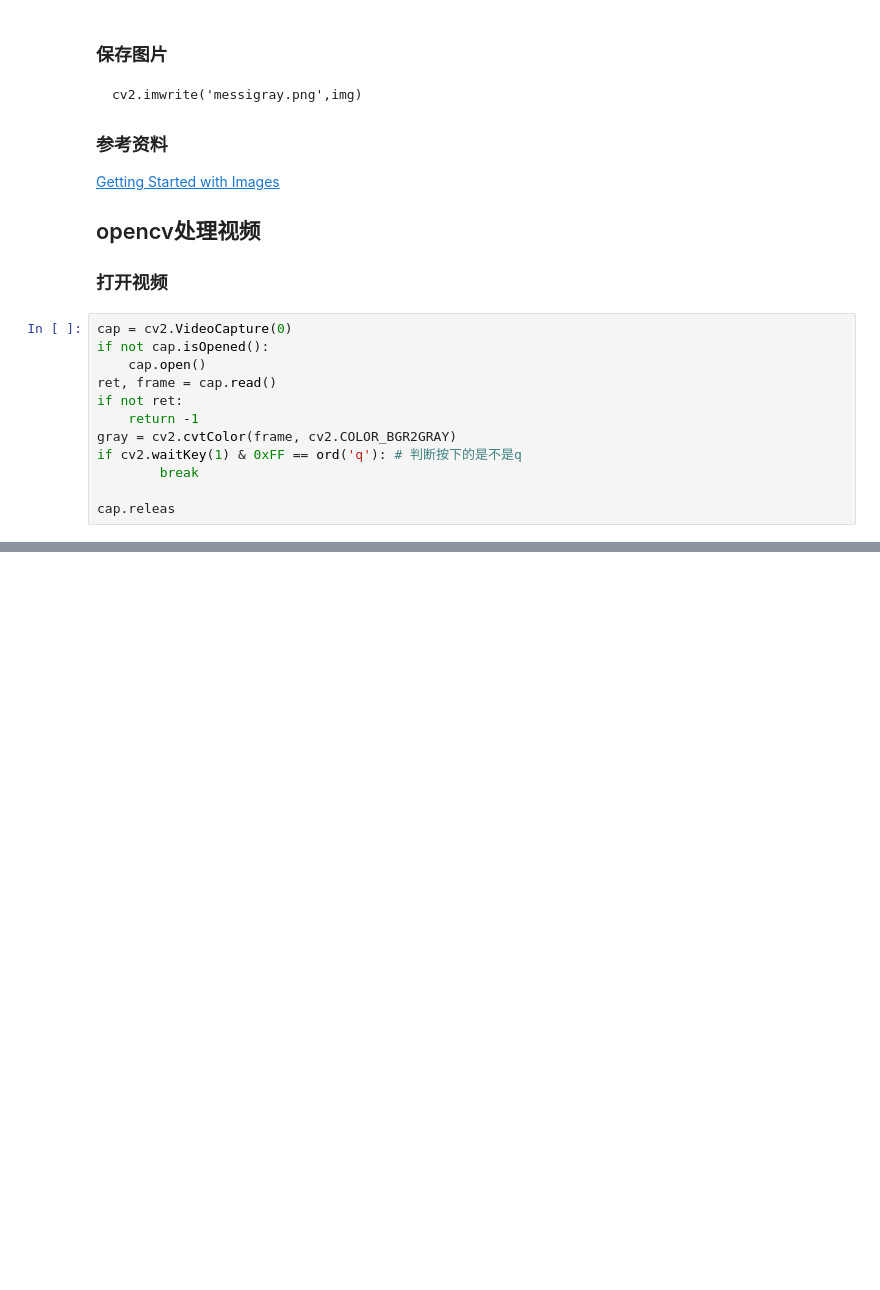
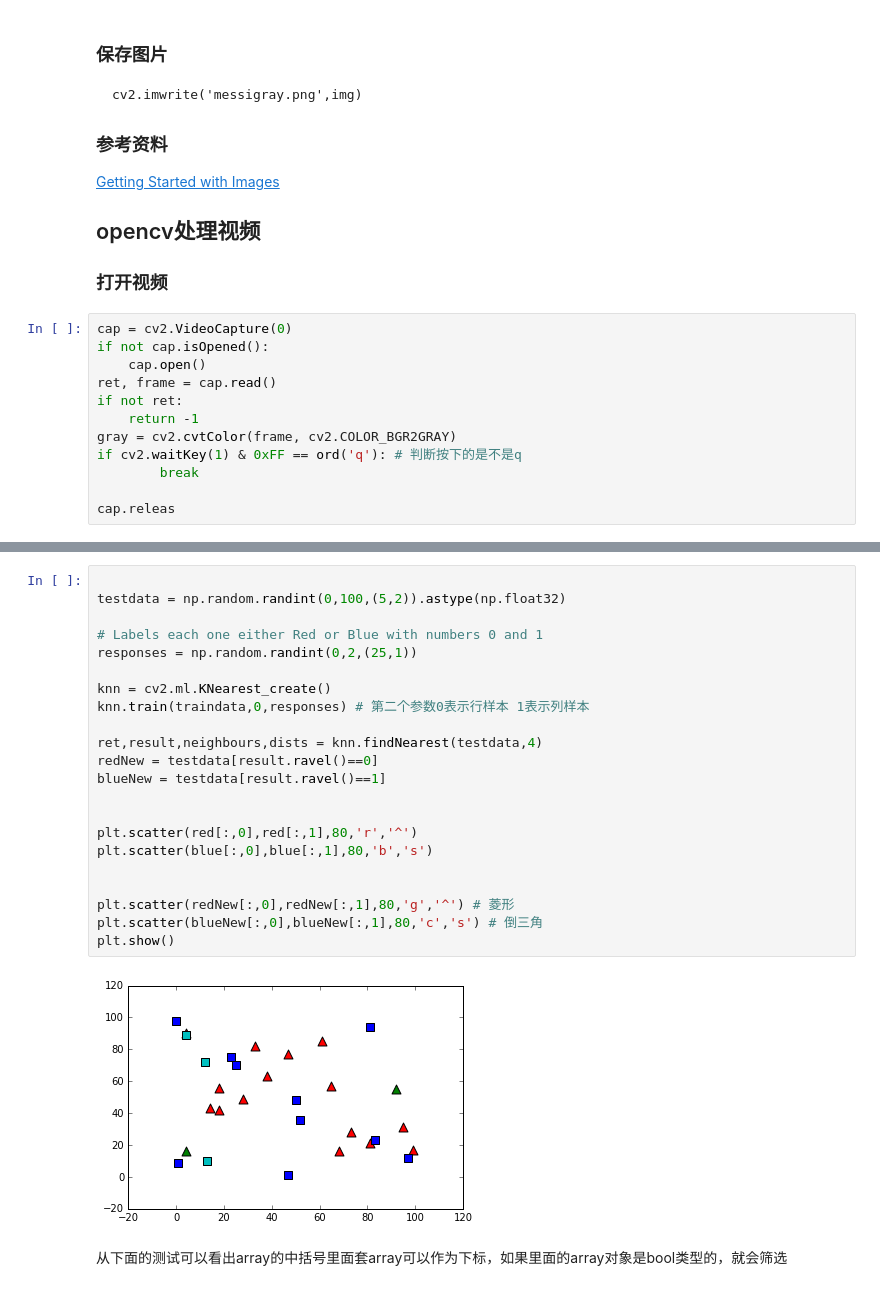
Before and after one commit to DragonFive/python_cv_AI_ML, a Jupyter notebook: cv_python/opencv-python.ipynb, the cells around one changed output, grey strips where cells are left out. Drawn from its saved outputs; the diff is of its cells as text; blank space fills up the shorter version.

```diff
--- a/cv_python/opencv-python.ipynb
+++ b/cv_python/opencv-python.ipynb
@@ -152,0 +227,26 @@ VideoWriter第二个参数是视频格式fourcc,第三个参数是fps,第四个
+# %%
+
+testdata = np.random.randint(0,100,(5,2)).astype(np.float32)
+
+# Labels each one either Red or Blue with numbers 0 and 1
+responses = np.random.randint(0,2,(25,1))
+
+knn = cv2.ml.KNearest_create()
+knn.train(traindata,0,responses) # 第二个参数0表示行样本 1表示列样本
+
+ret,result,neighbours,dists = knn.findNearest(testdata,4)
+redNew = testdata[result.ravel()==0]
+blueNew = testdata[result.ravel()==1]
+
+
+plt.scatter(red[:,0],red[:,1],80,'r','^')
+plt.scatter(blue[:,0],blue[:,1],80,'b','s')
+
+
+plt.scatter(redNew[:,0],redNew[:,1],80,'g','^') # 菱形
+plt.scatter(blueNew[:,0],blueNew[:,1],80,'c','s') # 倒三角
+plt.show()
+# %% [output]
+[figure, added]
+# %% [markdown]
+从下面的测试可以看出array的中括号里面套array可以作为下标，如果里面的array对象是bool类型的，就会筛选
```
Also changed, not shown: parts of 4 cells of this notebook.
